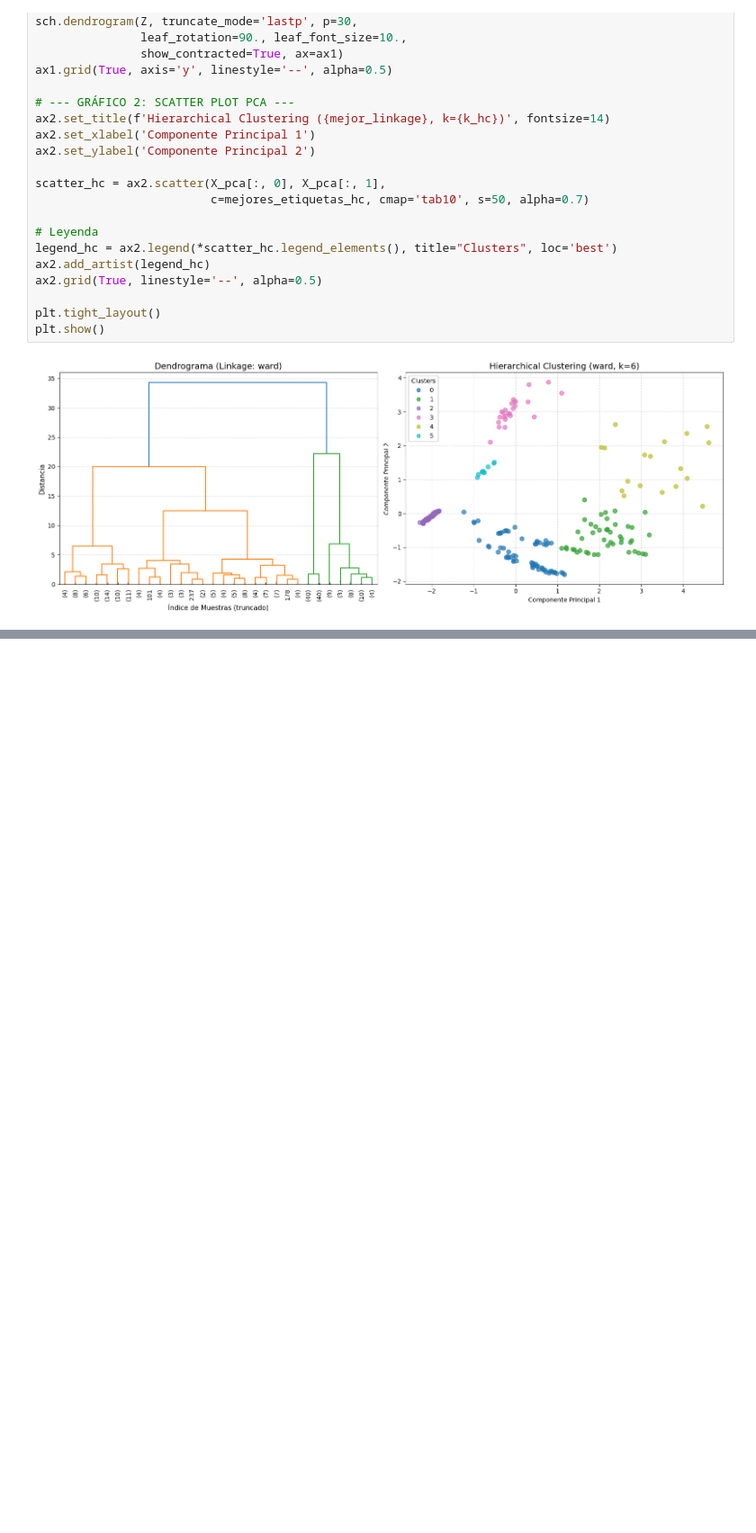
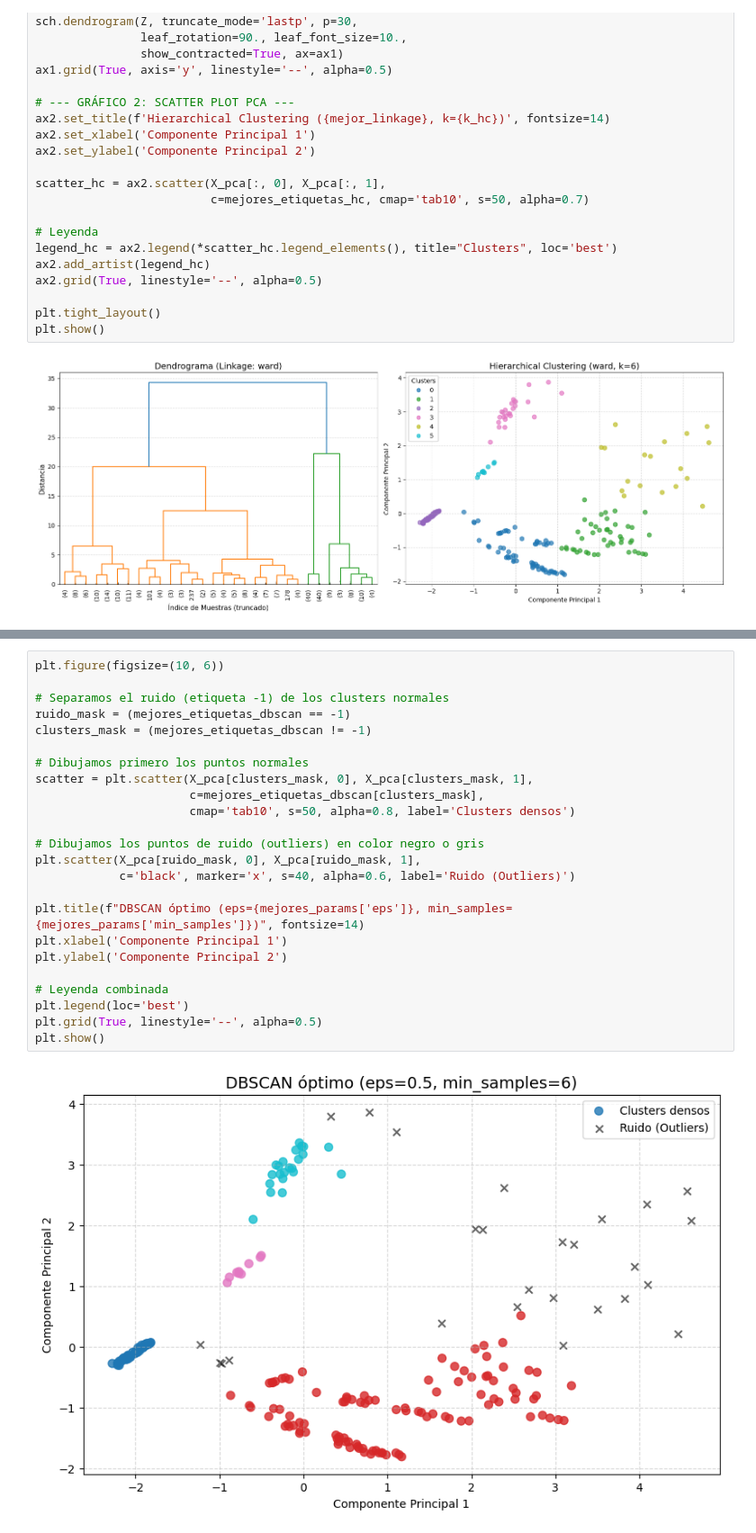
Before and after one commit to 100522128/g81_P2_03_Aprendizaje_Automatico, a Jupyter notebook: notebook.ipynb, the cells around one changed output, grey strips where cells are left out. Shown at 90% size. Cells and saved outputs as stored; diff of their text form; blank space fills up the shorter version.

Commit message:
DBSCAN

```diff
--- a/notebook.ipynb
+++ b/notebook.ipynb
@@ -448,0 +573,26 @@ plt.show()
+# %%
+plt.figure(figsize=(10, 6))
+
+# Separamos el ruido (etiqueta -1) de los clusters normales
+ruido_mask = (mejores_etiquetas_dbscan == -1)
+clusters_mask = (mejores_etiquetas_dbscan != -1)
+
+# Dibujamos primero los puntos normales
+scatter = plt.scatter(X_pca[clusters_mask, 0], X_pca[clusters_mask, 1],
+                      c=mejores_etiquetas_dbscan[clusters_mask],
+                      cmap='tab10', s=50, alpha=0.8, label='Clusters densos')
+
+# Dibujamos los puntos de ruido (outliers) en color negro o gris
+plt.scatter(X_pca[ruido_mask, 0], X_pca[ruido_mask, 1],
+            c='black', marker='x', s=40, alpha=0.6, label='Ruido (Outliers)')
+
+plt.title(f"DBSCAN óptimo (eps={mejores_params['eps']}, min_samples={mejores_params['min_samples']})", fontsize=14)
+plt.xlabel('Componente Principal 1')
+plt.ylabel('Componente Principal 2')
+
+# Leyenda combinada
+plt.legend(loc='best')
+plt.grid(True, linestyle='--', alpha=0.5)
+plt.show()
+# %% [output]
+[figure, added]
```
Also changed, not shown: parts of 8 cells of this notebook.
